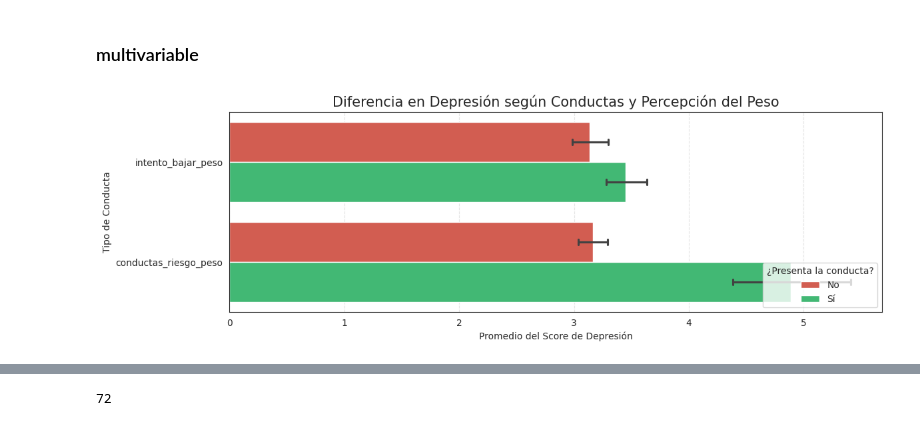
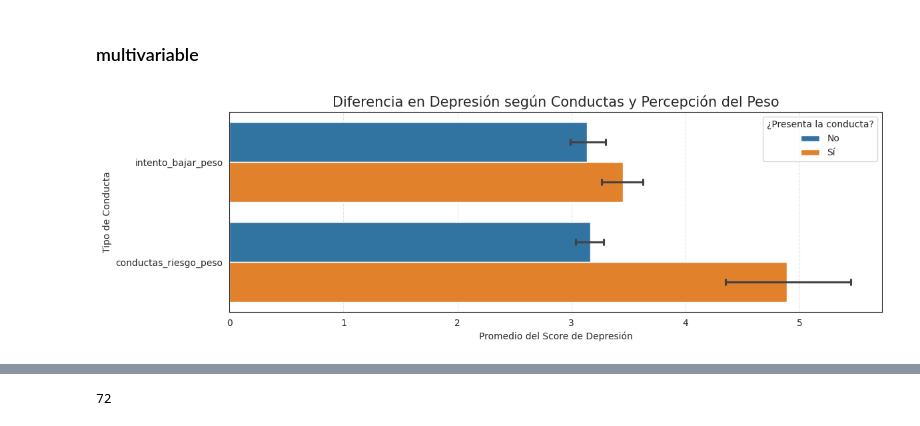
Before and after one commit to salva1984/kokoa-analisis-salud-mental, a Jupyter notebook: notebooks/05-analisis.ipynb, the cells around one changed output, grey strips where cells are left out. Drawn from its saved outputs; the diff is of its cells as text; code cells hidden in the pictures.

```diff
--- a/notebooks/05-analisis.ipynb
+++ b/notebooks/05-analisis.ipynb
@@ -1650,36 +1664,35 @@ cols_booleanas = ['intento_bajar_peso', 'conductas_riesgo_peso']
 df_bool_melted = df_merged.melt(
     id_vars=['SEQN', 'score_depresion'],
     value_vars=cols_booleanas,
     var_name='Tipo_Conducta',
     value_name='Presenta_Conducta'
 )
 
 # Aseguramos que la columna sea String para Seaborn
 df_bool_melted['Presenta_Conducta'] = df_bool_melted['Presenta_Conducta'].map({True: 'Sí', False: 'No'})
 
 # Gráfico para variables booleanas
 plt.figure(figsize=(12, 4))
 
 sns.barplot(
     data=df_bool_melted,
     x='score_depresion',
     y='Tipo_Conducta',
     hue='Presenta_Conducta',
     hue_order=['No', 'Sí'],
-    palette={'Sí': '#2ecc71', 'No': '#e74c3c'},
     errorbar=('ci', 95),
     capsize=0.1
 )
 
 plt.title('Diferencia en Depresión según Conductas y Percepción del Peso', fontsize=15)
 plt.xlabel('Promedio del Score de Depresión')
 plt.ylabel('Tipo de Conducta')
-plt.legend(title='¿Presenta la conducta?', loc='lower right')
+plt.legend(title='¿Presenta la conducta?', loc='upper right')
 plt.grid(axis='x', linestyle='--', alpha=0.5)
 plt.tight_layout()
 plt.show()
 # %% [output]
-[figure, old version]
+[figure, new version]
 # %%
 import pandas as pd
 import matplotlib.pyplot as plt
```
Also changed, not shown: parts of 5 cells of this notebook.
